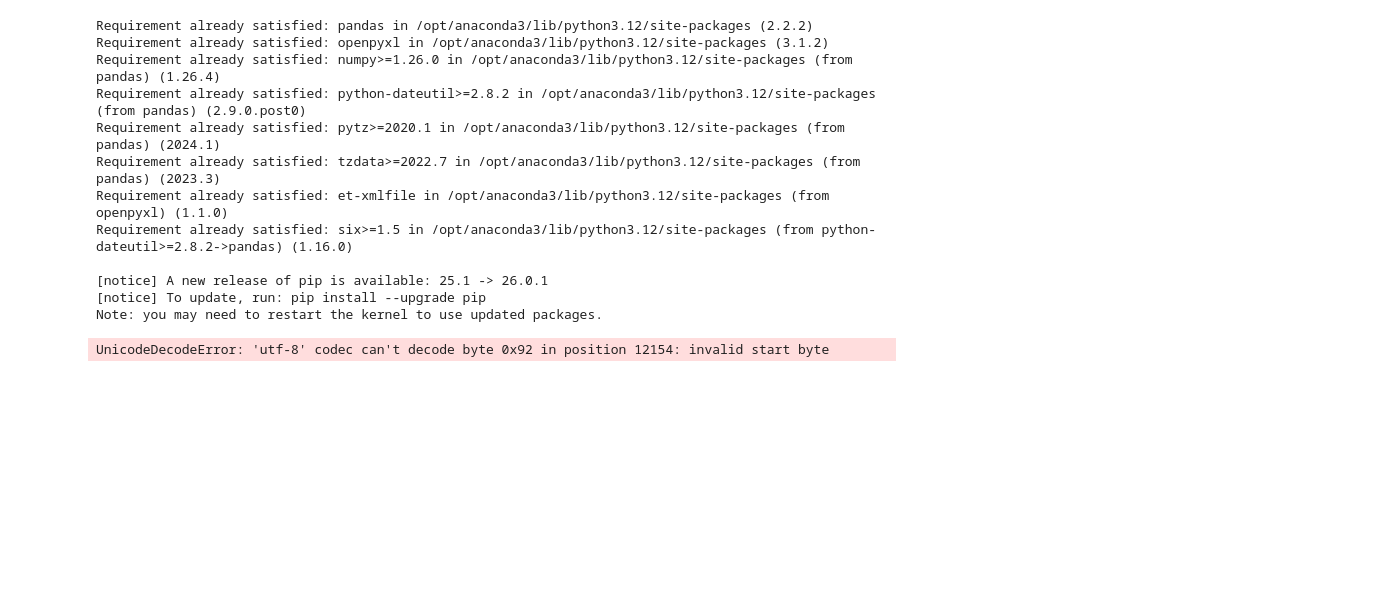
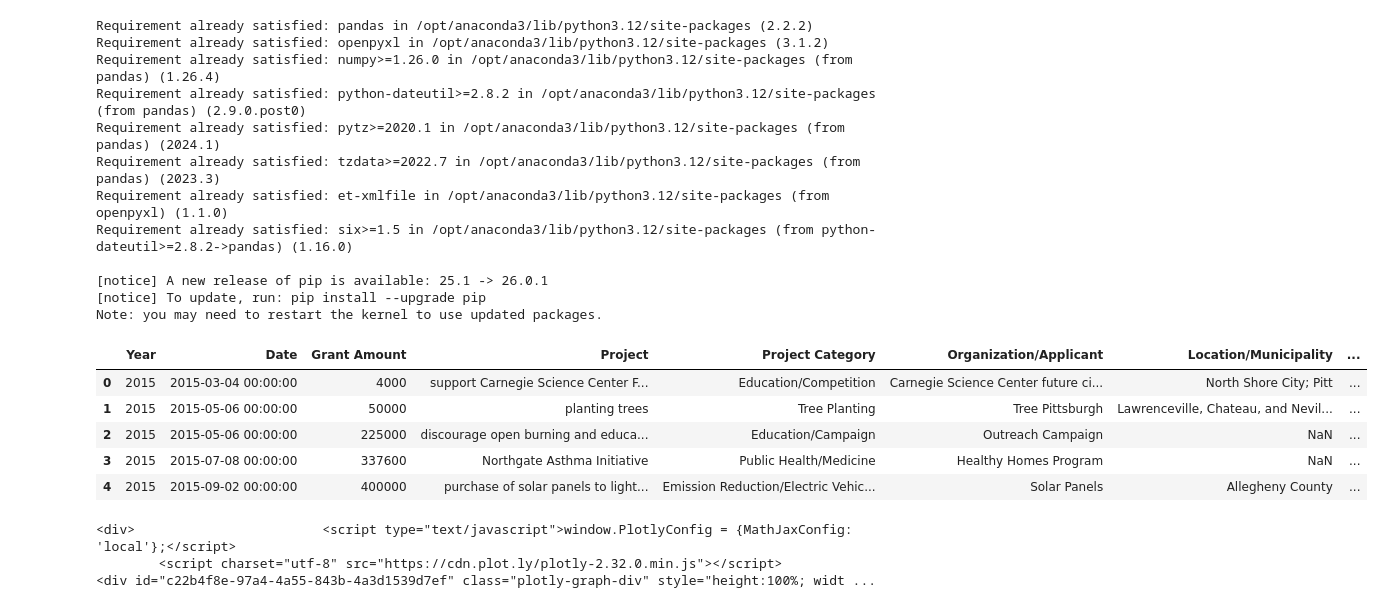
Before and after one commit to hkwee782/GASP-Clean-Air-Fund, a Jupyter notebook: charts.ipynb, the cells around one changed output. Drawn from its saved outputs; the diff is of its cells as text; code cells hidden in the pictures; blank space fills up the shorter version.

```diff
--- a/charts.ipynb
+++ b/charts.ipynb
@@ -16,10 +19,41 @@ Note: you may need to restart the kernel to use updated packages.
 # %%
-import pandas as pd
-
 # Load the file
-df = pd.read_csv('caf_data.csv')
+df = pd.read_excel('1740CAF.xlsx')
 
 # Show the first 5 rows
 df.head()
 # %% [output]
-UnicodeDecodeError: 'utf-8' codec can't decode byte 0x92 in position 12154: invalid start byte
+|  | Year | Date | Grant Amount | Project | Project Category | Organization/Applicant | Location/Municipality | ... |
+| 0 | 2015 | 2015-03-04 00:00:00 | 4000 | support Carnegie Science Center F... | Education/Competition | Carnegie Science Center future ci... | North Shore City; Pitt | ... |
+| 1 | 2015 | 2015-05-06 00:00:00 | 50000 | planting trees | Tree Planting | Tree Pittsburgh | Lawrenceville, Chateau, and Nevil... | ... |
+| 2 | 2015 | 2015-05-06 00:00:00 | 225000 | discourage open burning and educa... | Education/Campaign | Outreach Campaign | NaN | ... |
+| 3 | 2015 | 2015-07-08 00:00:00 | 337600 | Northgate Asthma Initiative | Public Health/Medicine | Healthy Homes Program | NaN | ... |
+| 4 | 2015 | 2015-09-02 00:00:00 | 400000 | purchase of solar panels to light... | Emission Reduction/Electric Vehic... | Solar Panels | Allegheny County | ... |
+# %%
+# 2. Create the Line Chart
+# Replace 'Year' and 'Amount' with the exact column names from your Excel sheet
+fig = px.line(df,
+            x='Year',
+            y='Grant Amount',
+            title='Annual Spending Trend',
+            markers=True, # Adds dots to the line for easier hovering
+            template='plotly_white')
+
+# 3. Enhance the Interactivity & Look
+fig.update_traces(line_color='#2cfec1', line_width=3) # Custom line color
+fig.update_layout(
+    xaxis_title="Year",
+    yaxis_title="Total Spending ($)",
+    hovermode="x unified" # Shows all data for that year in one tooltip
+)
+
+fig.show()
+
+# 4. Export for Wix (Method 1)
+html_snippet = fig.to_html(full_html=False, include_plotlyjs='cdn')
+
+# Copy the output of this print statement into your Wix HTML box
+print(html_snippet)
+# %% [output]
+<div>                        <script type="text/javascript">window.PlotlyConfig = {MathJaxConfig: 'local'};</script>
+        <script charset="utf-8" src="https://cdn.plot.ly/plotly-2.32.0.min.js"></script>                <div id="c22b4f8e-97a4-4a55-843b-4a3d1539d7ef" class="plotly-graph-div" style="height:100%; widt ...
```
Also changed, not shown: parts of 1 cell of this notebook.
